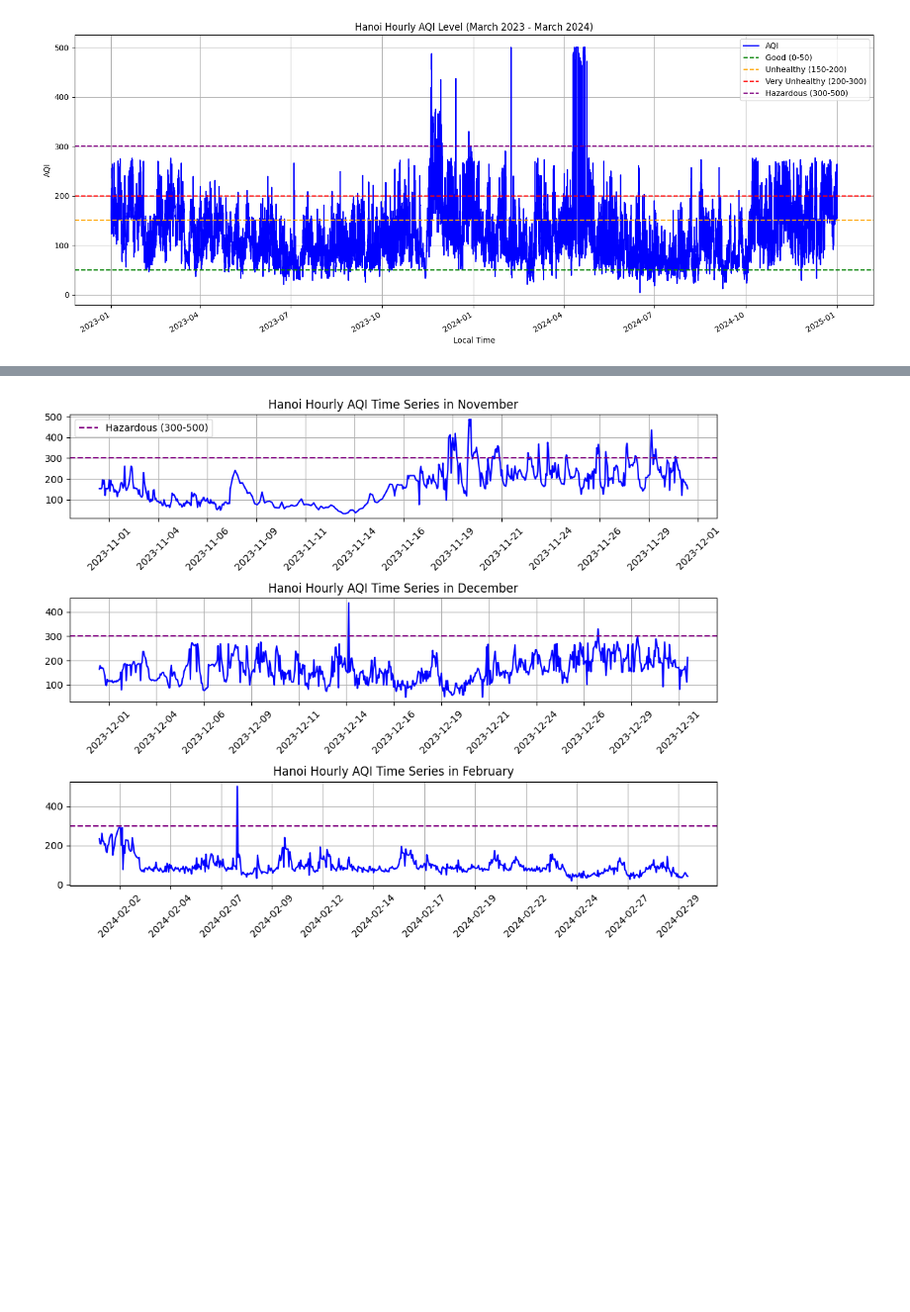
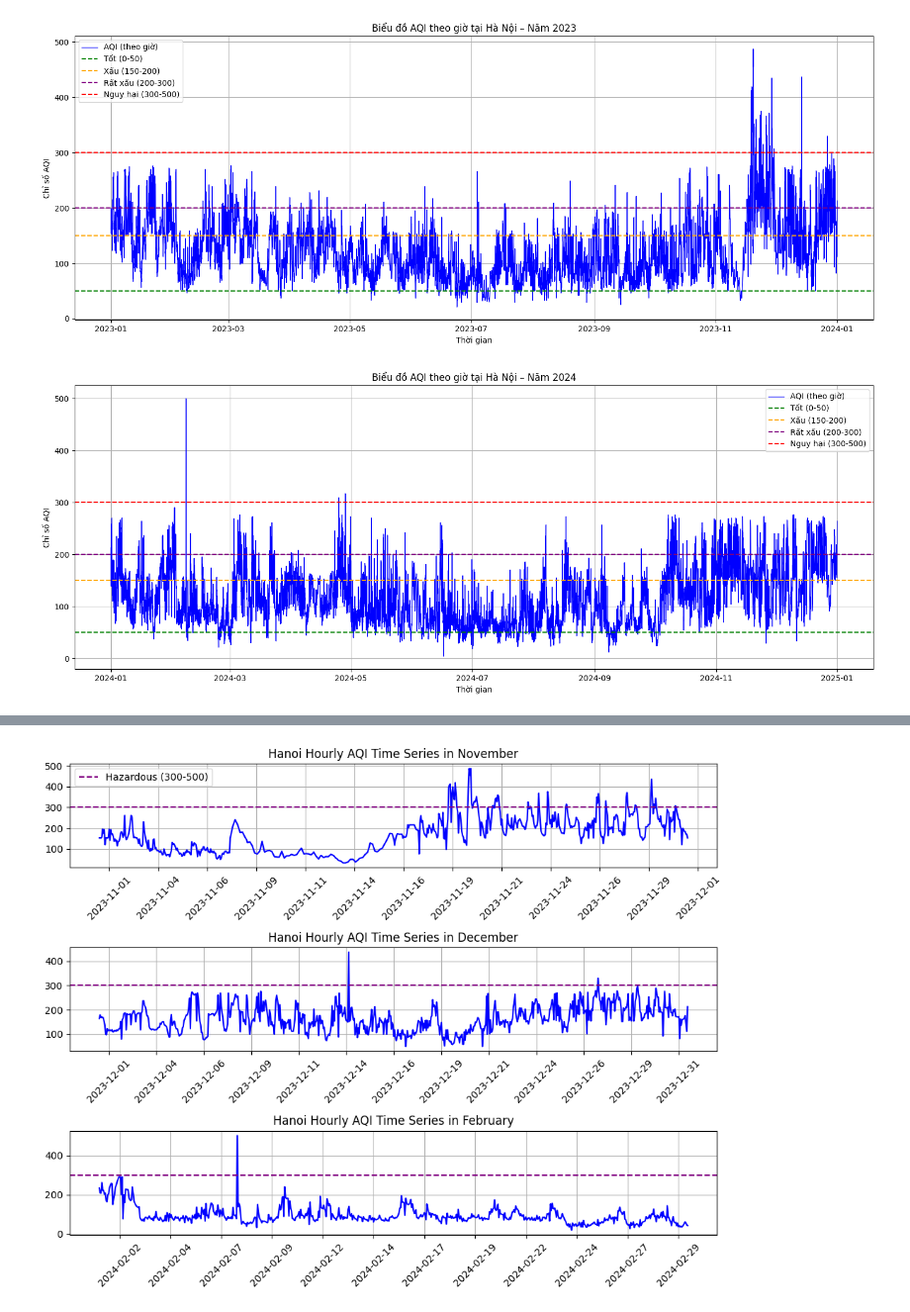
Before and after one commit to HoangHumg1210/Air_Quality-Analysis_HN, a Jupyter notebook: data/Exploratory Data Analysis.ipynb, the cells around one changed output, grey strips where cells are left out. Shown at 99% size. Drawn from its saved outputs; the diff is of its cells as text; code cells hidden in the pictures; blank space fills up the shorter version.

Commit message:
Sửa lại data 4/2024

```diff
--- a/data/Exploratory Data Analysis.ipynb
+++ b/data/Exploratory Data Analysis.ipynb
@@ -11,10 +11,10 @@ import plotly.express as px
 %matplotlib inline
 # %%
 
-df = pd.read_csv('air_quality_data.csv')
-df['Local Time'] = pd.to_datetime(df['Local Time'])
+df = pd.read_csv('air_quality_data_1.csv')
 
-df.set_index('Local Time', inplace=True)
+
+
 
 df
 # %% [output]
@@ -51,28 +50,43 @@ df.describe()
 # %%
+df['Local Time'] = pd.to_datetime(df['Local Time'])
 
-# Plot the AQI time series line plot
-plt.figure(figsize=(15, 6))
-df['AQI'].plot(kind='line', color='b')
+df_2023 = df[df['Local Time'].dt.year == 2023]
+df_2024= df[df['Local Time'].dt.year == 2024]
 
-# Add labels and title
-plt.xlabel('Local Time')
-plt.ylabel('AQI')
-plt.title('Hanoi Hourly AQI Level (March 2023 - March 2024)')
-# Add horizontal lines for unhealthy levels
-plt.axhline(y=50, color='green', linestyle='--', label='Good (0-50)')
-plt.axhline(y=150, color='orange', linestyle='--', label='Unhealthy (150-200)')
-plt.axhline(y=200, color='red', linestyle='--', label='Very Unhealthy (200-300)')
-plt.axhline(y=300, color='purple', linestyle='--', label='Hazardous (300-500)')
 
-# Show legend
+
+# Vẽ biểu đồ cho năm 2023
+plt.figure(figsize=(15,6))
+plt.plot(df_2023['Local Time'], df_2023['AQI'], color='blue', linewidth=1, label='AQI (theo giờ)')
+plt.title('Biểu đồ AQI theo giờ tại Hà Nội – Năm 2023')
+plt.xlabel('Thời gian')
+plt.ylabel('Chỉ số AQI')
+plt.axhline(y=50, color='green', linestyle='--', label='Tốt (0-50)')
+plt.axhline(y=150, color='orange', linestyle='--', label='Xấu (150-200)')
+plt.axhline(y=200, color='purple', linestyle='--', label='Rất xấu (200-300)')
+plt.axhline(y=300, color='red', linestyle='--', label='Nguy hại (300-500)')
 plt.legend()
-# Show plot
 plt.grid(True)
 plt.tight_layout()
 plt.show()
 
-# Find the time with the highest AQI level
+# Vẽ biểu đồ cho năm 2024
+plt.figure(figsize=(15,6))
+plt.plot(df_2024['Local Time'], df_2024['AQI'], color='blue', linewidth=1, label='AQI (theo giờ)')
+plt.title('Biểu đồ AQI theo giờ tại Hà Nội – Năm 2024')
+plt.xlabel('Thời gian')
+plt.ylabel('Chỉ số AQI')
+plt.axhline(y=50, color='green', linestyle='--', label='Tốt (0-50)')
+plt.axhline(y=150, color='orange', linestyle='--', label='Xấu (150-200)')
+plt.axhline(y=200, color='purple', linestyle='--', label='Rất xấu (200-300)')
+plt.axhline(y=300, color='red', linestyle='--', label='Nguy hại (300-500)')
+plt.legend()
+plt.grid(True)
+plt.tight_layout()
+plt.show()
+
 highest_aqi_time = df['AQI'].idxmax(), df['AQI'].max()
-print("Time with the highest AQI level:", highest_aqi_time)
+print("Thời điểm có chỉ số AQI:", highest_aqi_time)
 # %% [output]
-[figure, old version]
+[figure, new version]
+[figure, added]
```
Also changed, not shown: parts of 5 cells of this notebook, 4 other files.
